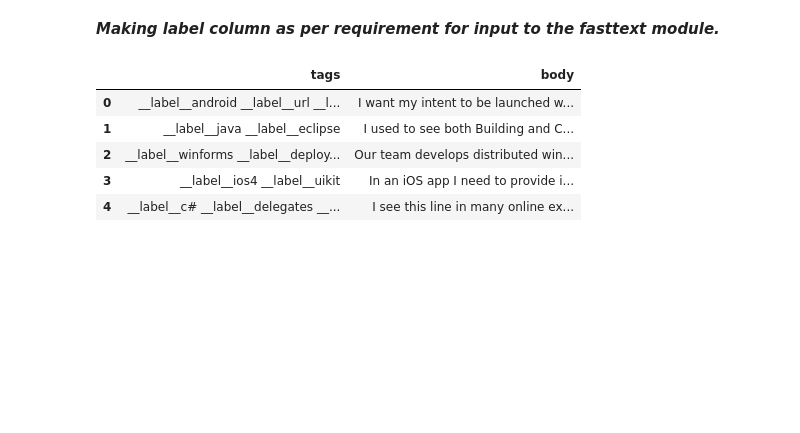
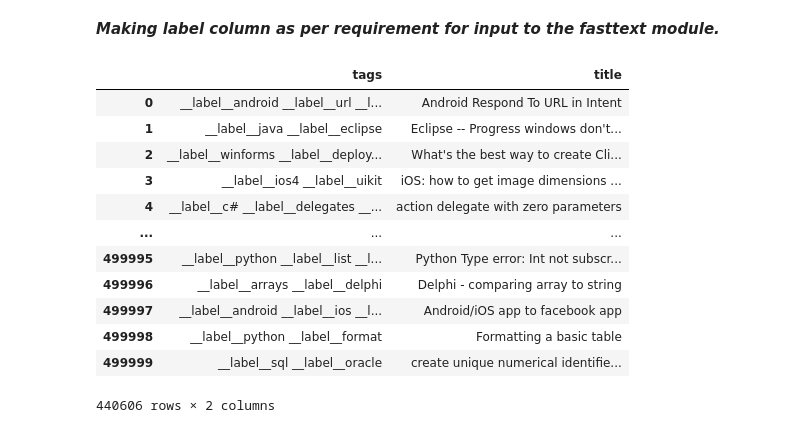
Before and after one commit to agamkachhal/COMP8240_GroupS, a Jupyter notebook: stackoverflowposts_analysis.ipynb, the cells around one changed output. Cells and saved outputs as stored; diff of their text form; code cells hidden in the pictures; blank space fills up the shorter version.

```diff
--- a/stackoverflowposts_analysis.ipynb
+++ b/stackoverflowposts_analysis.ipynb
@@ -277,14 +333,23 @@ plt.show()
 # %% [markdown]
 **_Making label column as per requirement for input to the fasttext module._**
 # %%
-stack_ex_clean_data["tags"] = [item.replace("|", " __label__") for item in stack_ex_clean_data["tags"]]
-stack_ex_clean_data['tags'] ='__label__' + stack_ex_clean_data['tags'].astype(str)
+stack_ovf_clean_data["tags"] = [item.replace("|", " __label__") for item in stack_ovf_clean_data["tags"]]
+stack_ovf_clean_data['tags'] ='__label__' + stack_ovf_clean_data['tags'].astype(str)
-# %%
-stack_ex_clean_data[["tags","body"]].head()
-# %% [output]
-|  | tags | body |
-| 0 | __label__android __label__url __l... | I want my intent to be launched w... |
-| 1 | __label__java __label__eclipse | I used to see both Building and C... |
-| 2 | __label__winforms __label__deploy... | Our team develops distributed win... |
-| 3 | __label__ios4 __label__uikit | In an iOS app I need to provide i... |
-| 4 | __label__c# __label__delegates __... | I see this line in many online ex... |
+# %%
+ stack_ovf_dataset =stack_ovf_clean_data[["tags","title"]]
+# %%
+stack_ovf_dataset
+# %% [output]
+|  | tags | title |
+| 0 | __label__android __label__url __l... | Android Respond To URL in Intent |
+| 1 | __label__java __label__eclipse | Eclipse -- Progress windows don't... |
+| 2 | __label__winforms __label__deploy... | What's the best way to create Cli... |
+| 3 | __label__ios4 __label__uikit | iOS: how to get image dimensions ... |
+| 4 | __label__c# __label__delegates __... | action delegate with zero parameters |
+| ... | ... | ... |
+| 499995 | __label__python __label__list __l... | Python Type error: Int not subscr... |
+| 499996 | __label__arrays __label__delphi | Delphi - comparing array to string |
+| 499997 | __label__android __label__ios __l... | Android/iOS app to facebook app |
+| 499998 | __label__python __label__format | Formatting a basic table |
+| 499999 | __label__sql __label__oracle | create unique numerical identifie... |
+440606 rows × 2 columns
```
Also changed, not shown: parts of 33 cells of this notebook.
